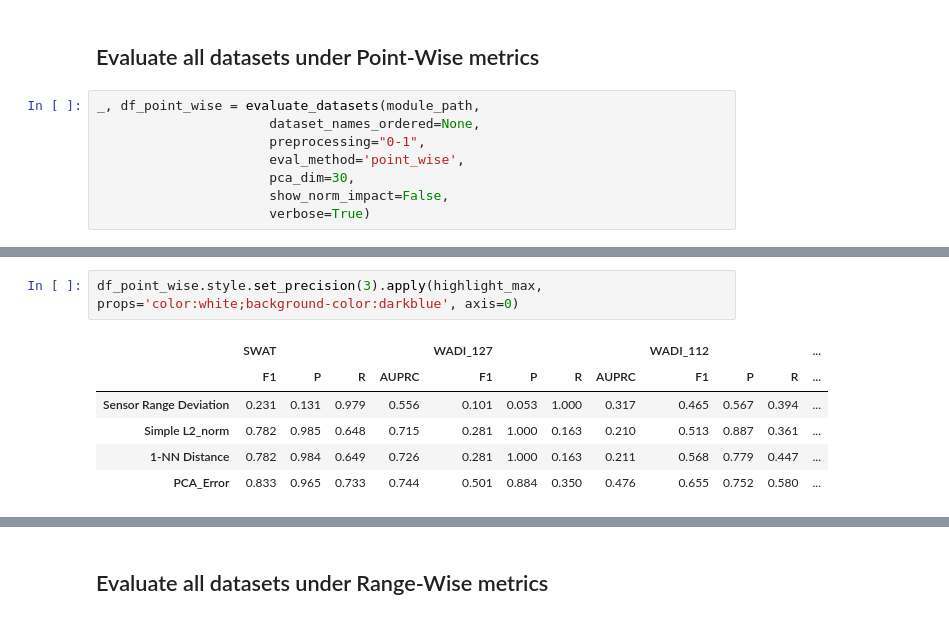
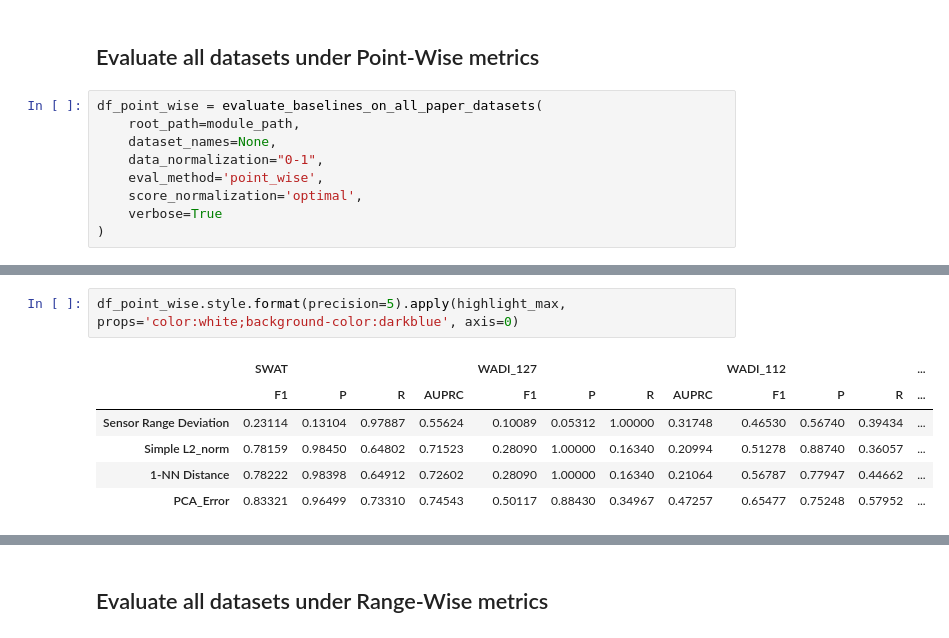
Before and after one commit to ssarfraz/QuoVadisTAD, a Jupyter notebook: notebooks/simple_baselines_evaluation.ipynb, the cells around one changed output, grey strips where cells are left out. Drawn from its saved outputs; the diff is of its cells as text.

Commit message:
Small changes to make the evaluation run. Still small discrepancies on the pca error.

```diff
--- a/notebooks/simple_baselines_evaluation.ipynb
+++ b/notebooks/simple_baselines_evaluation.ipynb
@@ -70,12 +94,13 @@ df_std.style.set_precision(3).apply(highlight_max, props='color:white;background
 # %% [markdown]
 ## Evaluate all datasets under Point-Wise metrics
 # %%
-_, df_point_wise = evaluate_datasets(module_path,
-                      dataset_names_ordered=None,
-                      preprocessing="0-1",
-                      eval_method='point_wise',
-                      pca_dim=30,
-                      show_norm_impact=False,
-                      verbose=True)
+df_point_wise = evaluate_baselines_on_all_paper_datasets(
+    root_path=module_path,
+    dataset_names=None,
+    data_normalization="0-1",
+    eval_method='point_wise',
+    score_normalization='optimal',
+    verbose=True
+)
 # %% [output]
 [INFO]: Evaluating 7 datasets
@@ -93,9 +125,9 @@ _, df_point_wise = evaluate_datasets(module_path,
 # %%
-df_point_wise.style.set_precision(3).apply(highlight_max, props='color:white;background-color:darkblue', axis=0)
+df_point_wise.style.format(precision=5).apply(highlight_max, props='color:white;background-color:darkblue', axis=0)
 # %% [output]
 |  | SWAT |  |  |  | WADI_127 |  |  |  | WADI_112 |  |  | ... |
 |  | F1 | P | R | AUPRC | F1 | P | R | AUPRC | F1 | P | R | ... |
-| Sensor Range Deviation | 0.231 | 0.131 | 0.979 | 0.556 | 0.101 | 0.053 | 1.000 | 0.317 | 0.465 | 0.567 | 0.394 | ... |
-| Simple L2_norm | 0.782 | 0.985 | 0.648 | 0.715 | 0.281 | 1.000 | 0.163 | 0.210 | 0.513 | 0.887 | 0.361 | ... |
-| 1-NN Distance | 0.782 | 0.984 | 0.649 | 0.726 | 0.281 | 1.000 | 0.163 | 0.211 | 0.568 | 0.779 | 0.447 | ... |
-| PCA_Error | 0.833 | 0.965 | 0.733 | 0.744 | 0.501 | 0.884 | 0.350 | 0.476 | 0.655 | 0.752 | 0.580 | ... |
+| Sensor Range Deviation | 0.23114 | 0.13104 | 0.97887 | 0.55624 | 0.10089 | 0.05312 | 1.00000 | 0.31748 | 0.46530 | 0.56740 | 0.39434 | ... |
+| Simple L2_norm | 0.78159 | 0.98450 | 0.64802 | 0.71523 | 0.28090 | 1.00000 | 0.16340 | 0.20994 | 0.51278 | 0.88740 | 0.36057 | ... |
+| 1-NN Distance | 0.78222 | 0.98398 | 0.64912 | 0.72602 | 0.28090 | 1.00000 | 0.16340 | 0.21064 | 0.56787 | 0.77947 | 0.44662 | ... |
+| PCA_Error | 0.83321 | 0.96499 | 0.73310 | 0.74543 | 0.50117 | 0.88430 | 0.34967 | 0.47257 | 0.65477 | 0.75248 | 0.57952 | ... |
```
Also changed, not shown: parts of 19 cells of this notebook, 7 other files.
